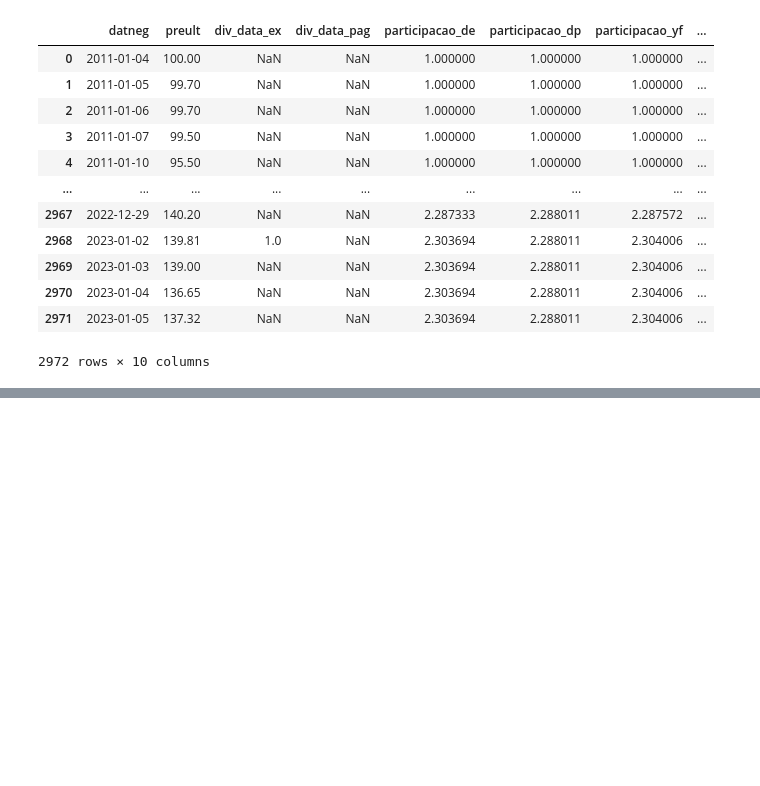
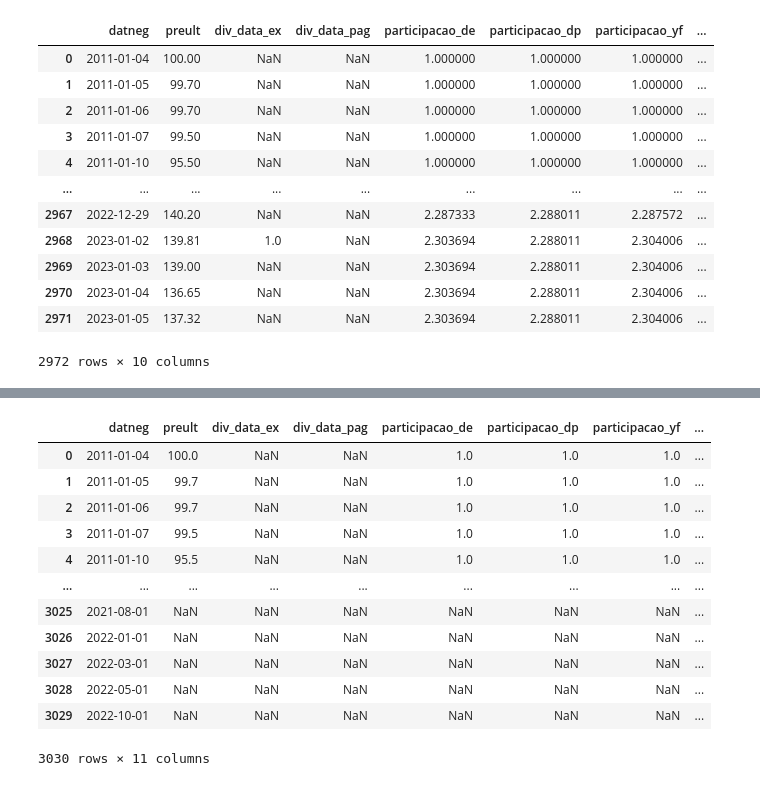
Before and after one commit to crdcj/medium, a Jupyter notebook: KRNI/krni.ipynb, the cells around one changed output, grey strips where cells are left out. Saved outputs shown, nothing was run; the diff lists cells and outputs as text; code cells hidden in the pictures; blank space fills up the shorter version.

```diff
--- a/KRNI/krni.ipynb
+++ b/KRNI/krni.ipynb
@@ -473,3 +473,11 @@ fig.update_layout(
     legend=dict(yanchor="top", y=0.99, xanchor="left", x=0.01),
 )
 fig.show()
+# %%
+ipca = (pd
+    .read_csv('data/ipca.csv', parse_dates=['mes'])
+    .query('mes >= "2011-01-01"')
+    .rename(columns={'mes':'datneg'})
+    .reset_index(drop=True)
+)
+ipca
@@ -475,0 +510,6 @@ fig.show()
+# %%
+# Normalizar o início do índice para 100
+ipca['indice_norm'] = ipca['indice'] / ipca['indice'].iloc[0]
+# Coluna indice não é mais necessária
+ipca.drop(columns='indice', inplace=True)
+ipca
@@ -475,0 +530,17 @@ fig.show()
+# %%
+tr = tr.merge(ipca, how='outer')
+tr
+# %% [output]
+|  | datneg | preult | div_data_ex | div_data_pag | participacao_de | participacao_dp | participacao_yf | ... |
+| 0 | 2011-01-04 | 100.0 | NaN | NaN | 1.0 | 1.0 | 1.0 | ... |
+| 1 | 2011-01-05 | 99.7 | NaN | NaN | 1.0 | 1.0 | 1.0 | ... |
+| 2 | 2011-01-06 | 99.7 | NaN | NaN | 1.0 | 1.0 | 1.0 | ... |
+| 3 | 2011-01-07 | 99.5 | NaN | NaN | 1.0 | 1.0 | 1.0 | ... |
+| 4 | 2011-01-10 | 95.5 | NaN | NaN | 1.0 | 1.0 | 1.0 | ... |
+| ... | ... | ... | ... | ... | ... | ... | ... | ... |
+| 3025 | 2021-08-01 | NaN | NaN | NaN | NaN | NaN | NaN | ... |
+| 3026 | 2022-01-01 | NaN | NaN | NaN | NaN | NaN | NaN | ... |
+| 3027 | 2022-03-01 | NaN | NaN | NaN | NaN | NaN | NaN | ... |
+| 3028 | 2022-05-01 | NaN | NaN | NaN | NaN | NaN | NaN | ... |
+| 3029 | 2022-10-01 | NaN | NaN | NaN | NaN | NaN | NaN | ... |
+3030 rows × 11 columns
```
Also changed, not shown: parts of 10 cells of this notebook, 2 other files.
